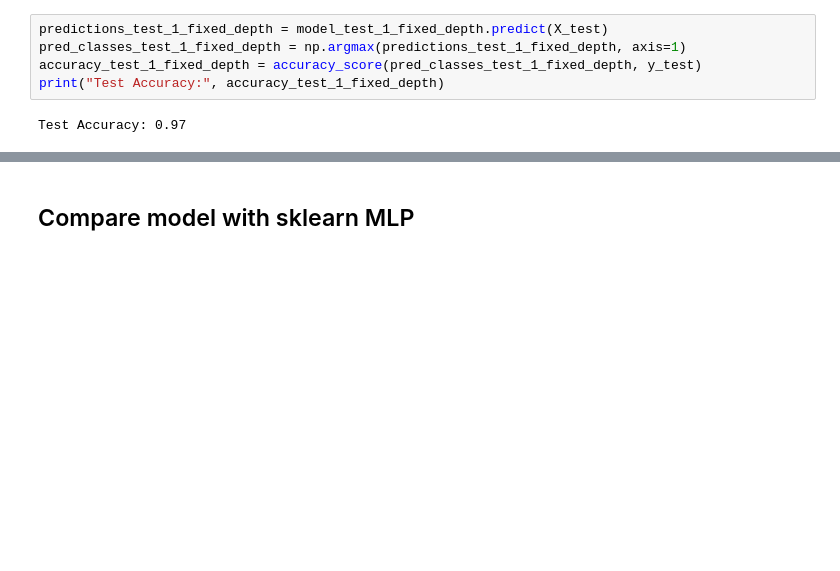
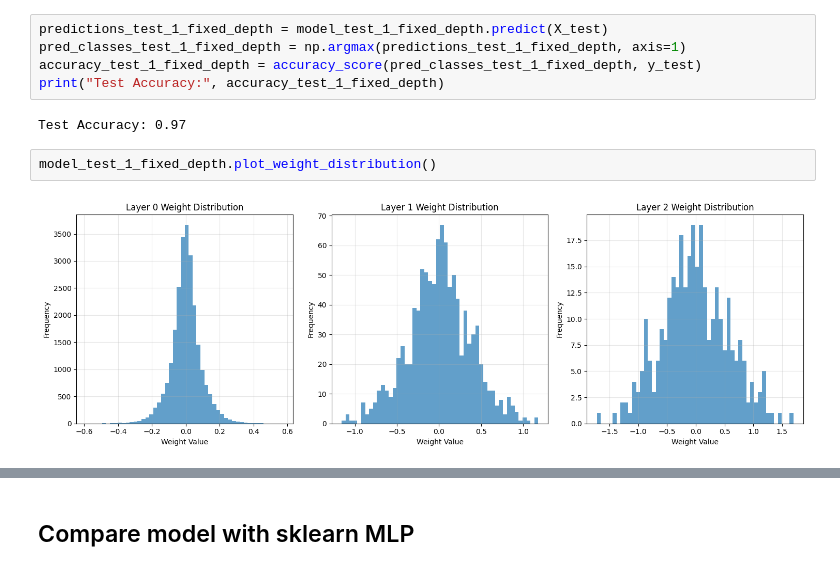
Before and after one commit to riyorax/Tugas-Besar-1-IF3270, a Jupyter notebook: src/main.ipynb, the cells around one changed output, grey strips where cells are left out. Saved outputs shown, nothing was run; the diff lists cells and outputs as text; blank space fills up the shorter version.

```diff
--- a/src/main.ipynb
+++ b/src/main.ipynb
@@ -153,3 +157,7 @@ accuracy_test_1_fixed_depth = accuracy_score(pred_classes_test_1_fixed_depth, y_
 print("Test Accuracy:", accuracy_test_1_fixed_depth)
 # %% [output]
 Test Accuracy: 0.97
+# %%
+model_test_1_fixed_depth.plot_weight_distribution()
+# %% [output]
+[figure, added]
```
Also changed, not shown: parts of 9 cells of this notebook.
